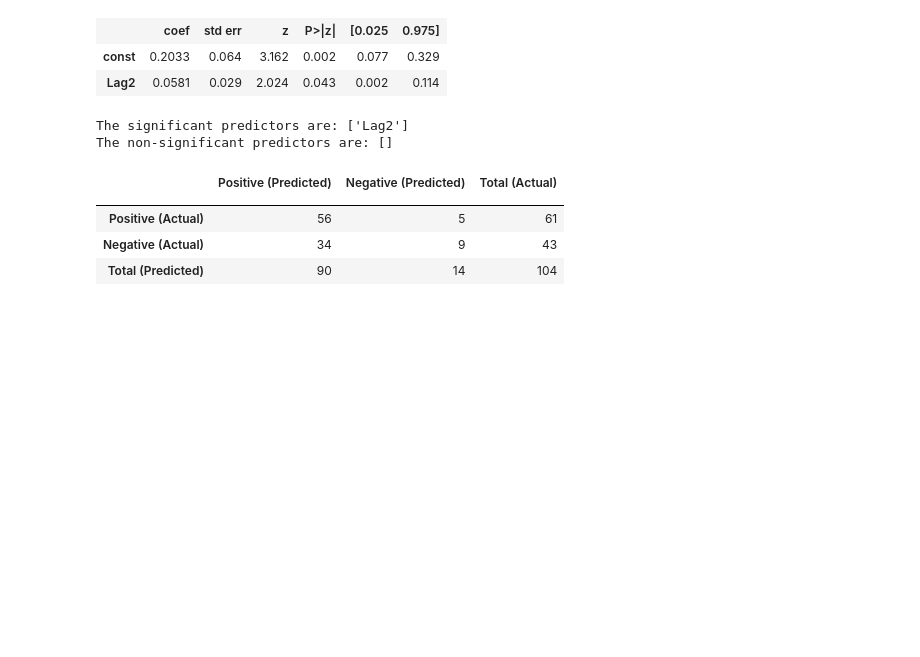
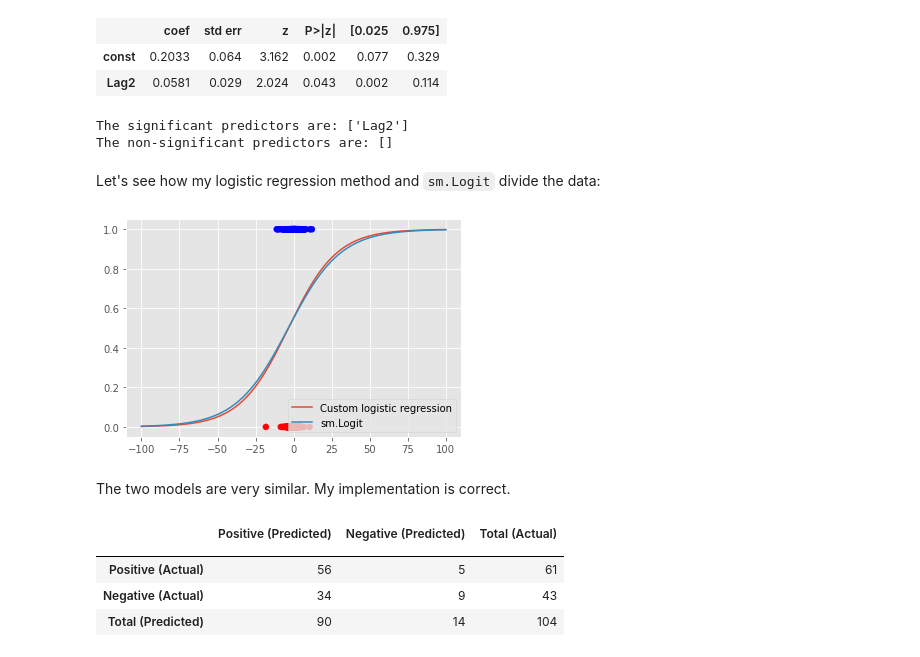
Before and after one commit to maurock/ISLR, a Jupyter notebook: Chapter_4.ipynb, the cells around one changed output. Cells and saved outputs as stored; diff of their text form; code cells hidden in the pictures; blank space fills up the shorter version.

```diff
--- a/Chapter_4.ipynb
+++ b/Chapter_4.ipynb
@@ -187,19 +213,0 @@ First, let's find the derivative using the **Chain rule**. Other methods can be
-# %%
-class Logistic_Regression():
-    def __init__(self):
-        self.intercept  = None
-        self.beta_1 = None
-
-    def fit(self, Y, x):
-        """
-        params:
-            Y: horizontal array
-            x: horizontal array
-        """
-        X = np.zeros((x.shape[0], 2))
-        X[:, 0] = 1
-        X[:, 1] = x
-
-
-    def predict(self):
-        pass
@@ -243,6 +285,21 @@ Logit Regression Results
 | Lag2 | 0.0581 | 0.029 | 2.024 | 0.043 | 0.002 | 0.114 |
 The significant predictors are: ['Lag2']
 The non-significant predictors are: []
+# %% [markdown]
+Let's see how my logistic regression method and `sm.Logit` divide the data:
+# %%
+x1, x2 = -100, 100
+plt.scatter(data['Lag2'], data[response], c=['red' if i==0 else 'blue' for i in data[response]])
+custom_logit = np.exp(logistic_reg.intercept + np.arange(x1, x2, 0.001)*logistic_reg.beta_1) / (1 + np.exp(logistic_reg.intercept + np.arange(x1, x2, 0.001)*logistic_reg.beta_1))
+sm_logit = np.exp(0.2033 + np.arange(x1, x2, 0.001)*0.0581) / (1 + np.exp(0.2033 + np.arange(x1, x2, 0.001)*0.0581))
+plt.plot(np.arange(x1, x2, 0.001), custom_logit)
+plt.plot(np.arange(x1, x2, 0.001), sm_logit)
+plt.legend(['Custom logistic regression', 'sm.Logit'])
+plt.show()
+# %% [output]
+[figure, added]
+# %% [markdown]
+The two models are very similar. My implementation is correct.
 # %%
 predictions = log_reg.predict(test_X)
 # %%
```
Also changed, not shown: parts of 34 cells of this notebook.
